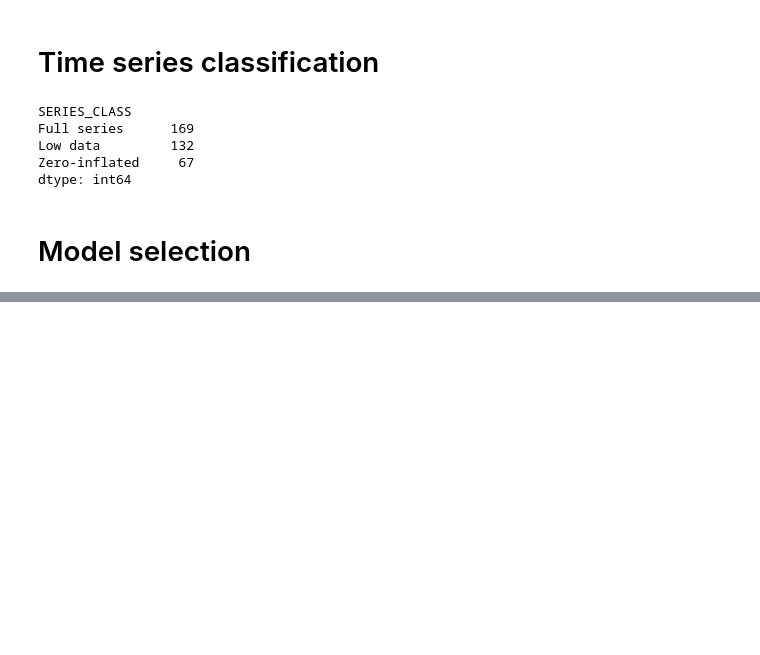
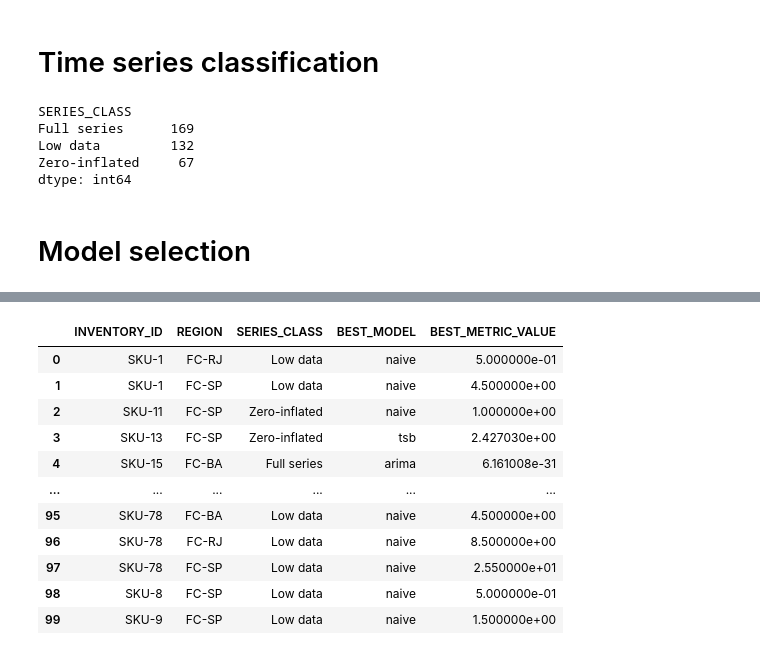
Before and after one commit to paulohubert/MeLiPH, a Jupyter notebook: PruebaTecnica.ipynb, the cells around one changed output, grey strips where cells are left out. Saved outputs shown, nothing was run; the diff lists cells and outputs as text; code cells hidden in the pictures; blank space fills up the shorter version.

```diff
--- a/PruebaTecnica.ipynb
+++ b/PruebaTecnica.ipynb
@@ -227,0 +273,82 @@ NameError: name 'backtest_full_series' is not defined
+# %%
+def build_model_comparison_tables(result_objects):
+    point_rows = []
+    interval_rows = []
+
+    for series_class, results_dict in result_objects.items():
+        for inventory_id, regions_dict in results_dict.items():
+            for region, payload in regions_dict.items():
+                if payload is None:
+                    continue
+
+                for model_name, metrics in payload.get("point_results", {}).items():
+                    point_rows.append(
+                        {
+                            "INVENTORY_ID": inventory_id,
+                            "REGION": region,
+                            "SERIES_CLASS": series_class,
+                            "MODEL": model_name,
+                            "MAE": metrics.get("MAE"),
+                            "RMSE": metrics.get("RMSE"),
+                            "MAPE": metrics.get("MAPE"),
+                            "MASE": metrics.get("MASE"),
+                        }
+                    )
+
+                for model_name, metrics in payload.get("interval_results", {}).items():
+                    interval_rows.append(
+                        {
+                            "INVENTORY_ID": inventory_id,
+                            "REGION": region,
+                            "SERIES_CLASS": series_class,
+                            "MODEL": model_name,
+                            "CI_COVERAGE": metrics.get("CI_COVERAGE"),
+                        }
+                    )
+
+    return pd.DataFrame(point_rows), pd.DataFrame(interval_rows)
+
+
+result_objects = {
+    "Low data": backtest_low_data,
+    "Zero-inflated": backtest_zero_inflated,
+    "Full series": backtest_full_series,
+}
+
+point_df, interval_df = build_model_comparison_tables(result_objects)
+
+if error_type == "point":
+    comparison_df = point_df.copy()
+else:
+    comparison_df = interval_df.copy()
+
+metric_values = pd.to_numeric(comparison_df[selected_metric], errors="coerce")
+valid_df = comparison_df.loc[metric_values.notna()].copy()
+valid_df[selected_metric] = metric_values[metric_values.notna()]
+
+if optimize == "min":
+    best_idx = valid_df.groupby(["INVENTORY_ID", "REGION"])[selected_metric].idxmin()
+else:
+    best_idx = valid_df.groupby(["INVENTORY_ID", "REGION"])[selected_metric].idxmax()
+
+best_model_by_series = (
+    valid_df.loc[best_idx, ["INVENTORY_ID", "REGION", "SERIES_CLASS", "MODEL", selected_metric]]
+    .rename(columns={"MODEL": "BEST_MODEL", selected_metric: "BEST_METRIC_VALUE"})
+    .sort_values(["INVENTORY_ID", "REGION"])
+    .reset_index(drop=True)
+)
+
+best_model_by_series
+# %% [output]
+|  | INVENTORY_ID | REGION | SERIES_CLASS | BEST_MODEL | BEST_METRIC_VALUE |
+| 0 | SKU-1 | FC-RJ | Low data | naive | 5.000000e-01 |
+| 1 | SKU-1 | FC-SP | Low data | naive | 4.500000e+00 |
+| 2 | SKU-11 | FC-SP | Zero-inflated | naive | 1.000000e+00 |
+| 3 | SKU-13 | FC-SP | Zero-inflated | tsb | 2.427030e+00 |
+| 4 | SKU-15 | FC-BA | Full series | arima | 6.161008e-31 |
+| ... | ... | ... | ... | ... | ... |
+| 95 | SKU-78 | FC-BA | Low data | naive | 4.500000e+00 |
+| 96 | SKU-78 | FC-RJ | Low data | naive | 8.500000e+00 |
+| 97 | SKU-78 | FC-SP | Low data | naive | 2.550000e+01 |
+| 98 | SKU-8 | FC-SP | Low data | naive | 5.000000e-01 |
+| 99 | SKU-9 | FC-SP | Low data | naive | 1.500000e+00 |
```
Also changed, not shown: parts of 15 cells of this notebook, 9 other files.
